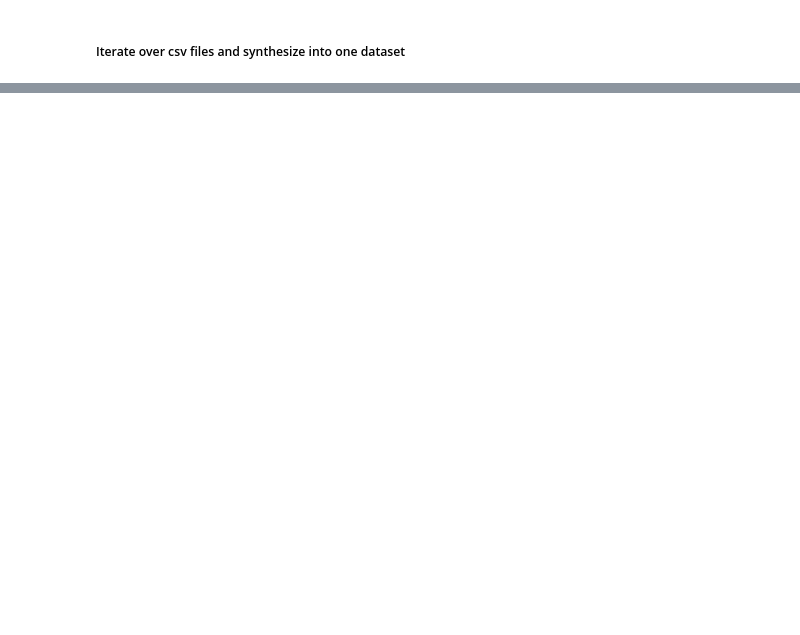
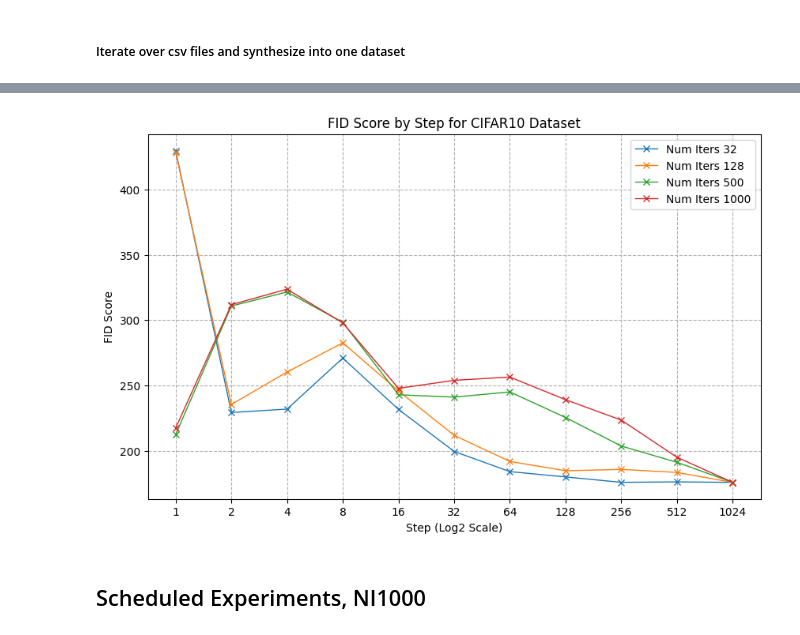
Before and after one commit to timohromadka/diffusion_distiller, a Jupyter notebook: testing.ipynb, the cells around one changed output, grey strips where cells are left out. Saved outputs shown, nothing was run; the diff lists cells and outputs as text; code cells hidden in the pictures; blank space fills up the shorter version.

```diff
--- a/testing.ipynb
+++ b/testing.ipynb
@@ -350,0 +409,6 @@ this is min_fid_df
+# %%
+plot_fid_by_step_and_num_iters(ni_df, 'cifar10', df_name_to_save_prefix='sf2_ni_rearranged', skip_factors=[2])#
+# %% [output]
+[figure, added]
+# %% [markdown]
+## Scheduled Experiments, NI1000
```
Also changed, not shown: parts of 37 cells of this notebook.
